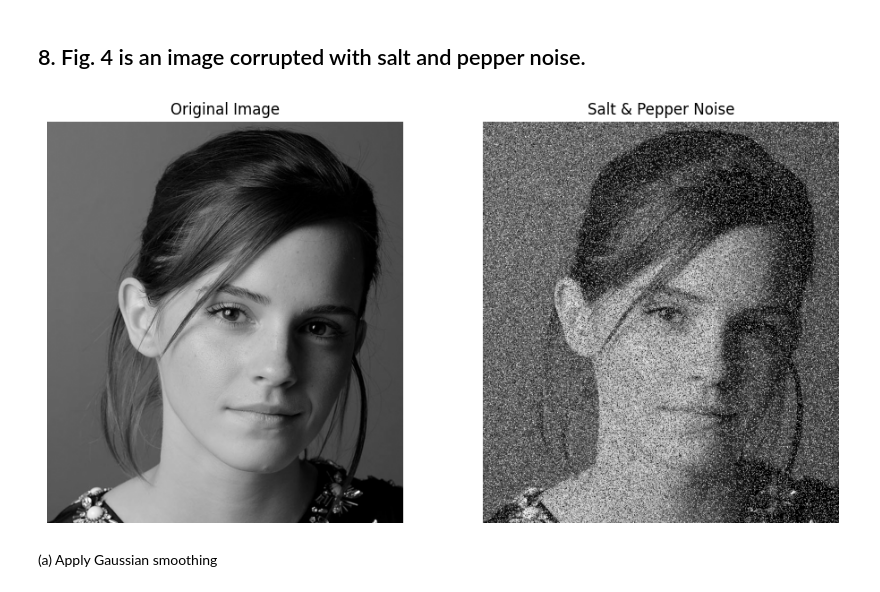
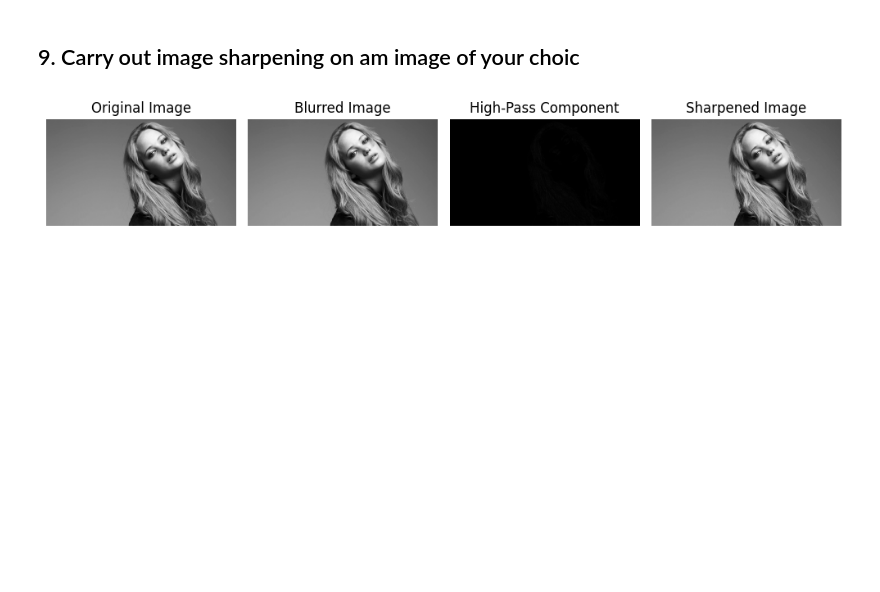
Before and after one commit to Arunodani/Intensity-Transformations-and-Neighborhood-Filtering, a Jupyter notebook: 258764G.ipynb, the cells around one changed output. Saved outputs shown, nothing was run; the diff lists cells and outputs as text; code cells hidden in the pictures; blank space fills up the shorter version.

```diff
--- a/258764G.ipynb
+++ b/258764G.ipynb
@@ -3,34 +1,31 @@ Add salt and pepper noise
-# %% [markdown]
-## 8. Fig. 4 is an image corrupted with salt and pepper noise.
+# %% [markdown]
+## 9. Carry out image sharpening on am image of your choic
 # %%
 import cv2 as cv
 import numpy as np
 import matplotlib.pyplot as plt
 # %%
-f = cv.imread(r'C:\Users\94775\Desktop\msc\Semester III\Computer Vision\258764G\emma.jpg', cv.IMREAD_GRAYSCALE)
+f = cv.imread(r'C:\Users\94775\Desktop\msc\Semester III\Computer Vision\258764G\jeniffer.jpg', cv.IMREAD_GRAYSCALE)
 assert f is not None, 'Image not found'
+# %%
+blurred = cv.GaussianBlur (f, (5, 5), 0)
+hp = cv.subtract (f, blurred)
+sharpened = cv.addWeighted(f, 1.0, hp, 1.5, 0)
 # %%
-s = f.copy()
-prob = 0.3
-
-
-salt = np.random.rand(*f.shape) < prob / 2
-s[salt] = 255
-
-
-pepper = np.random.rand(*f.shape) < prob / 2
-s[pepper] = 0
-
-fig, ax = plt.subplots(1, 2, figsize=(10, 5))
+fig, ax = plt.subplots(1, 4, figsize=(10, 5))
 ax[0].imshow(f, cmap='gray', vmin=0, vmax=255)
 ax[0].set_title('Original Image')
 ax[0].axis('off')
-ax[1].imshow(s, cmap='gray', vmin=0, vmax=255)
-ax[1].set_title('Salt & Pepper Noise')
+ax[1].imshow(blurred, cmap='gray', vmin=0, vmax=255)
+ax[1].set_title('Blurred Image')
 ax[1].axis('off')
+ax[2].imshow(hp, cmap='gray', vmin=0, vmax=255)
+ax[2].set_title('High-Pass Component')
+ax[2].axis('off')
+ax[3].imshow(sharpened, cmap='gray', vmin=0, vmax=255)
+ax[3].set_title('Sharpened Image')
+ax[3].axis('off')
 plt.tight_layout()
 plt.show()
 # %% [output]
-[figure, old version]
+[figure, new version]
-# %% [markdown]
-(a) Apply Gaussian smoothing
```
Also changed, not shown: parts of 5 cells of this notebook.
